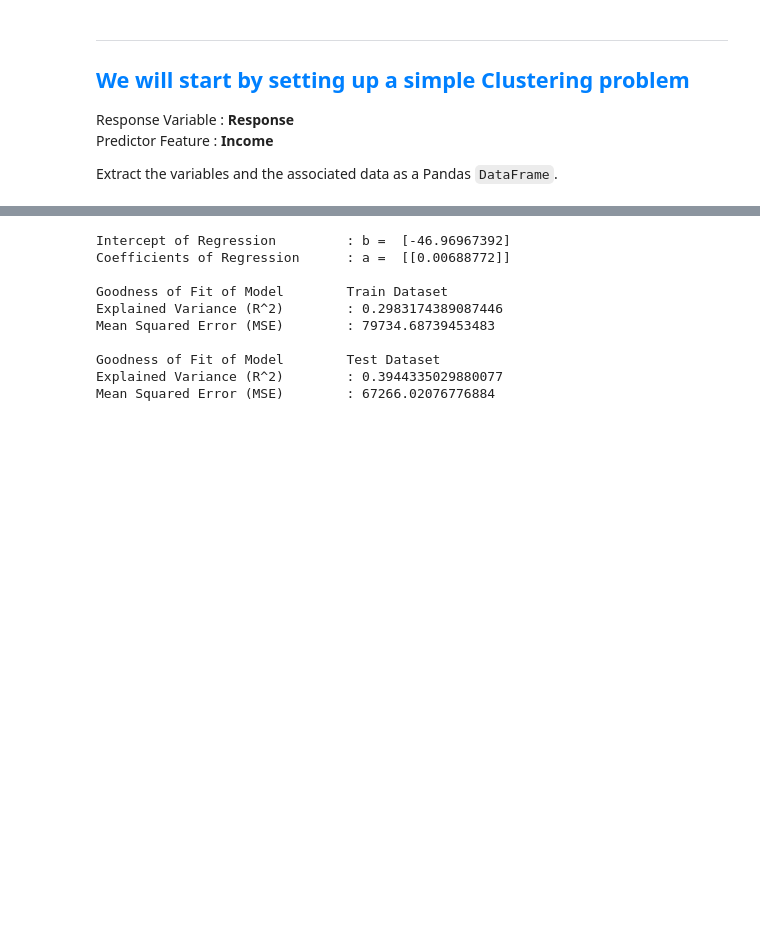
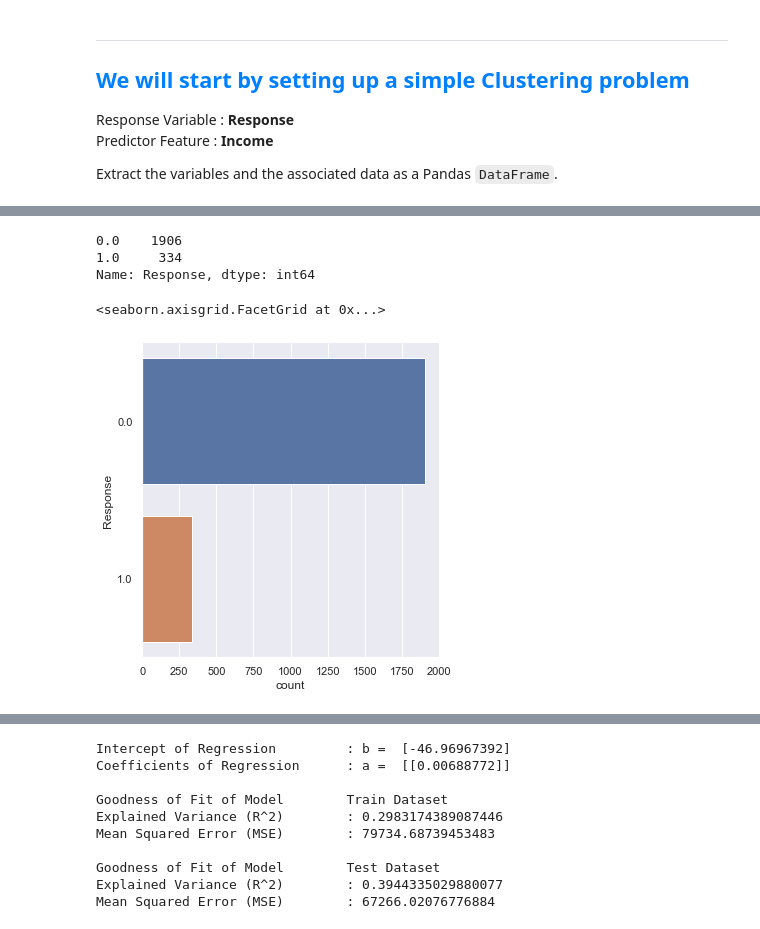
Before and after one commit to nur-hazim/Intro2AI, a Jupyter notebook: Assignment.ipynb, the cells around one changed output, grey strips where cells are left out. Drawn from its saved outputs; the diff is of its cells as text; code cells hidden in the pictures; blank space fills up the shorter version.

```diff
--- a/Assignment.ipynb
+++ b/Assignment.ipynb
@@ -148,0 +139,3 @@ sb.boxplot(data = income, orient = "h")
+# %%
+response = pd.DataFrame(marketingdata['Response']) #Response
+income = pd.DataFrame(marketingdata['Income']) #Predictor
@@ -148,0 +164,11 @@ sb.boxplot(data = income, orient = "h")
+# %%
+# Summary Statistics for Response
+print(response["Response"].value_counts(), '\n')
+# Plot the distributions of Response
+sb.catplot(y = 'Response', data = response, kind = 'count')
+# %% [output]
+0.0    1906
+1.0     334
+Name: Response, dtype: int64
+<seaborn.axisgrid.FacetGrid at 0x...>
+[figure, added]
```
Also changed, not shown: parts of 11 cells of this notebook.
